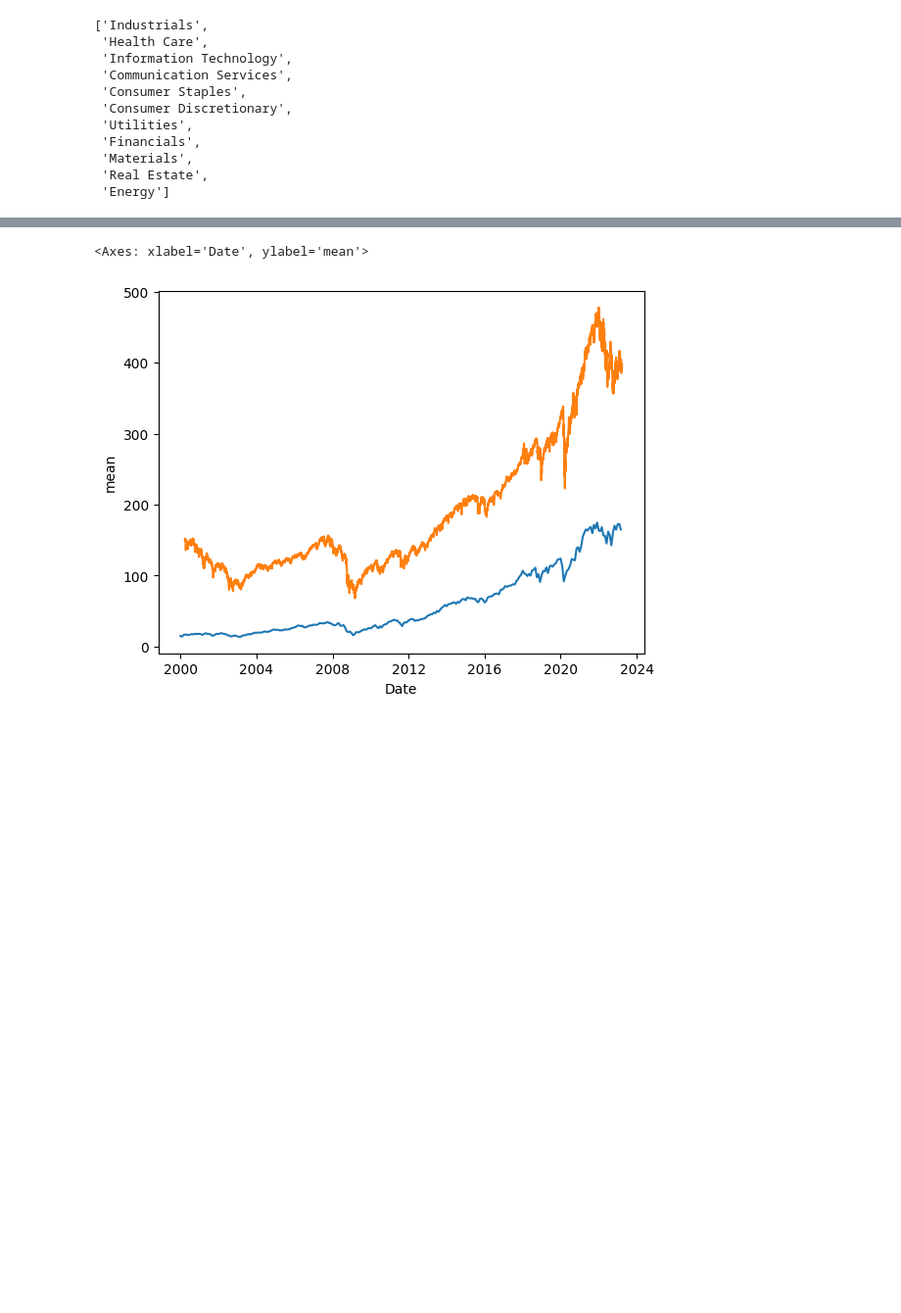
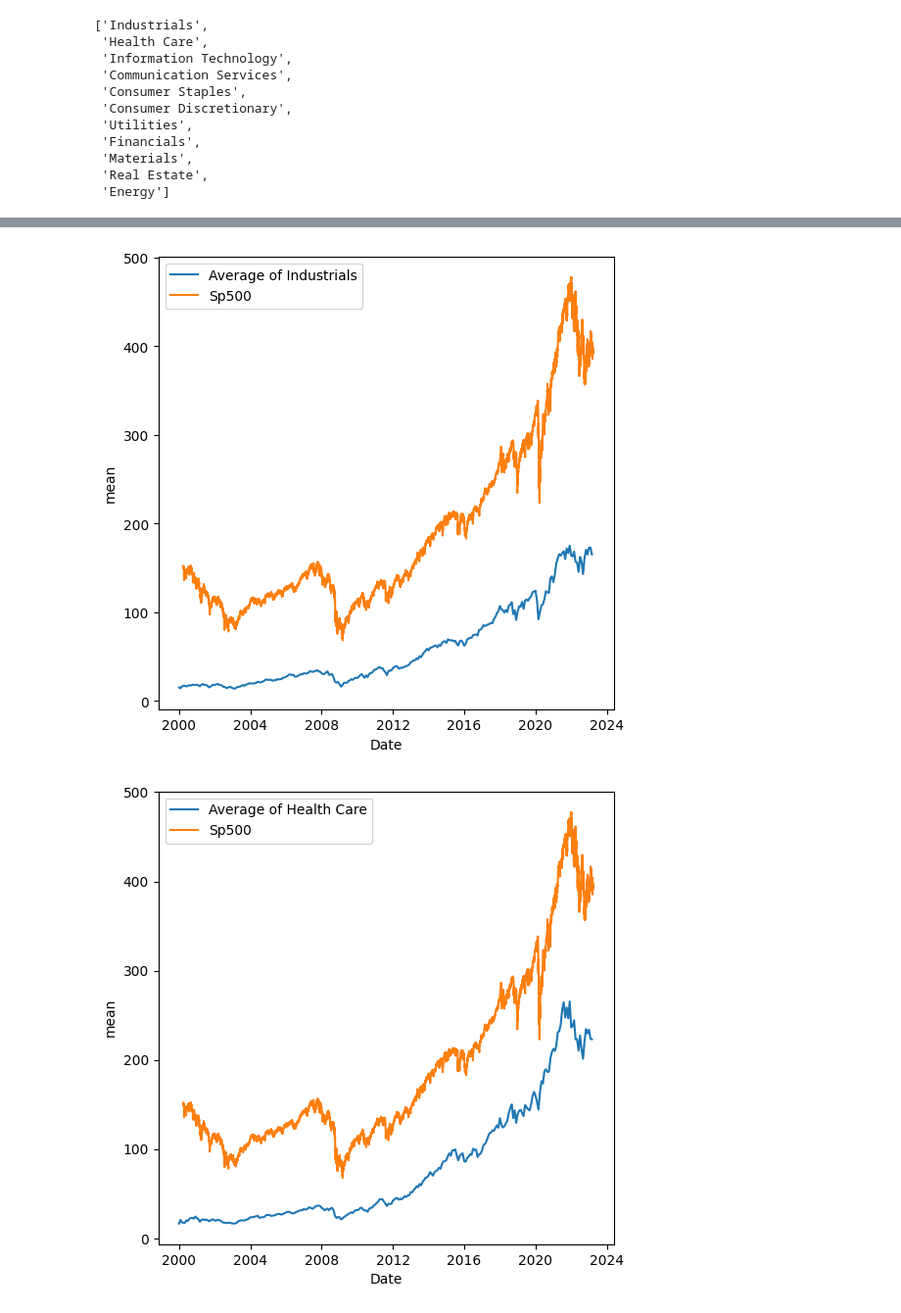
Before and after one commit to PhDNoe/PI_SP500, a Jupyter notebook: EDA/Initial_Eda.ipynb, the cells around one changed output, grey strips where cells are left out. Shown at 98% size. Drawn from its saved outputs; the diff is of its cells as text; code cells hidden in the pictures; blank space fills up the shorter version.

Commit message:
Add some research about investment sectors

```diff
--- a/EDA/Initial_Eda.ipynb
+++ b/EDA/Initial_Eda.ipynb
@@ -1025,6 +1029,7 @@ plt.show()
 df = pd.read_csv('./data/tk502.csv')
 companies = pd.read_csv('./data/sp500list.csv')
 spy = pd.read_csv('./data/SPY.csv')
+sector = companies['GICS Sector'].unique().tolist()
 # %%
 print("spy.shape --> ", spy.shape)
 print("spy.head() --> \n", spy.head())
@@ -1090,23 +1095,20 @@ Real Estate  -->  30
 Energy  -->  23
 ---------------------------------------
 # %%
-aus = df[ticker_by_sector['Industrials']].copy()
-aus["Date"] = df["Date"]
-aus["Date"] =  pd.to_datetime(aus["Date"], format="%Y-%m-%d")
-# aus.set_index("Date", inplace=True)
-# aus.head()
-# aus.iloc[:,1:].mean(axis=1)
-aus['mean'] = aus.iloc[:,1:].mean(axis=1)
+sector_dfs = {}
 
-sns.lineplot(x="Date", y="mean", data=aus)
-sns.lineplot(x="Date", y="Close", data=spy_close)
+for s in sector:
+    aus = df[ticker_by_sector[s]].copy()
+    aus["Date"] = df["Date"]
+    aus["Date"] =  pd.to_datetime(aus["Date"], format="%Y-%m-%d")
+    aus['mean'] = aus.iloc[:,1:].mean(axis=1)
+    sector_dfs[s] = aus
 
-# ind_med = aus['mean']
-
-# fig, ax = plt.subplots()
-# ind_med.plot(ax=ax)
-# sns.lineplot(x="D")
-# spy['Close'].plot(ax=ax)
+for s in sector:
+    fig, ax = plt.subplots(figsize=(6,6))
+    sns.lineplot(x="Date", y="mean", data=sector_dfs[s],ax=ax, label="Average of "+s)
+    sns.lineplot(x="Date", y="Close", data=spy_close, ax=ax, label="Sp500")
+    plt.show()
 # %% [output]
-<Axes: xlabel='Date', ylabel='mean'>
-[figure, old version]
+[figure, new version]
+[figure, added]
```
Also changed, not shown: parts of 2 cells of this notebook, 1 other file.
